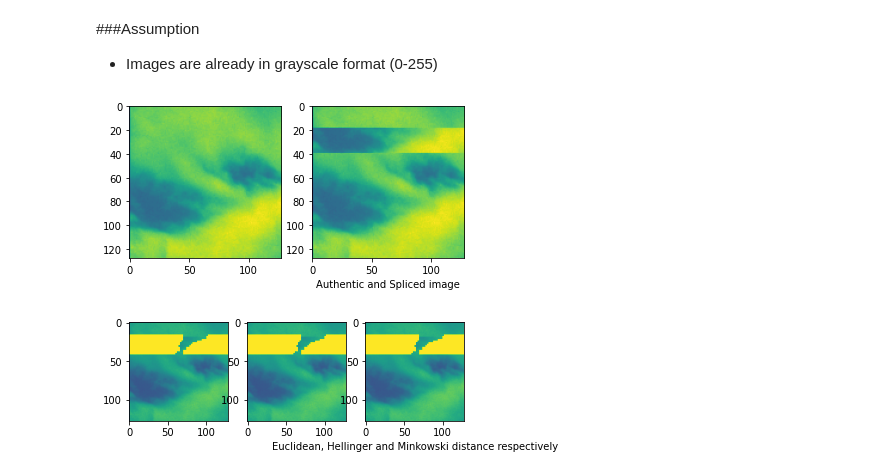
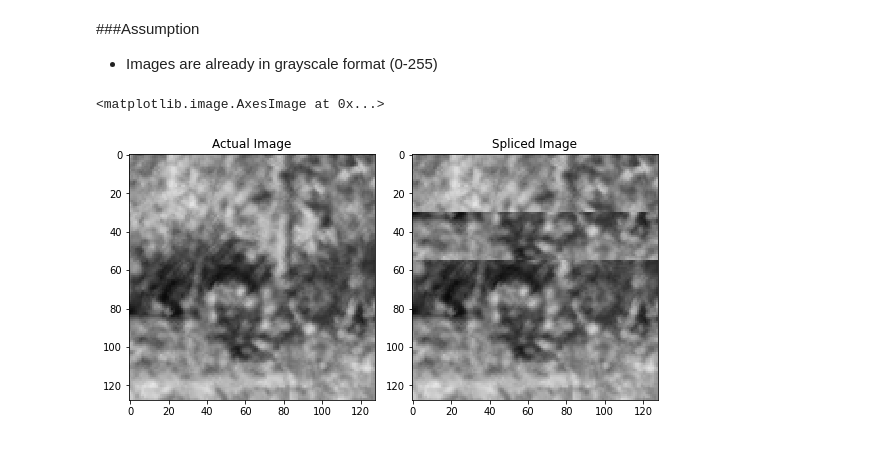
Before and after one commit to lanukahjo/Image-Splicing-Localisation, a Jupyter notebook: Image_Splicing.ipynb, the cells around one changed output. Saved outputs shown, nothing was run; the diff lists cells and outputs as text; code cells hidden in the pictures.

```diff
--- a/Image_Splicing.ipynb
+++ b/Image_Splicing.ipynb
@@ -19,10 +24,15 @@ manually for now.
 # %%
 # Constants used throughout the code
 
-PATH_TO_AUTHENTIC_IMG = '/content/AU_S_003.bmp'
-PATH_TO_SPLICED_IMG = '/content/SP_S_003.bmp';
+#filepaths for diksham1
+#PATH_TO_AUTHENTIC_IMG = '/content/AU_S_003.bmp'
+#PATH_TO_SPLICED_IMG = '/content/SP_S_003.bmp';
 
-THRESHOLD = 0.25;
+#filepaths for lanukahjo
+PATH_TO_AUTHENTIC_IMG = os.getcwd() + '/Dataset/Authentic/119.bmp'
+PATH_TO_SPLICED_IMG = os.getcwd() + '/Dataset/Spliced/119_S.bmp'
+
+THRESHOLD = 0.2;
 BLOCK_SIZE = 4;
 STEP_SIZE = 2;
 MINKOWSKI_DISTANCE_ORDER = 4;
@@ -159,32 +82,16 @@ io.imsave('minkowski.bmp', output_img_minkowski_dist)
 # %%
 #Display the authentic and Spliced input images
 
-img_auth = mpimg.imread(PATH_TO_AUTHENTIC_IMG)
-img_spl = mpimg.imread(PATH_TO_SPLICED_IMG)
+img_auth = io.imread(PATH_TO_AUTHENTIC_IMG)
+img_spl = io.imread(PATH_TO_SPLICED_IMG)
 
-f,axarr = plt.subplots(1,2);
-axarr[0].imshow(img_auth);
-
-axarr[1].imshow(img_spl);
-plt.xlabel('Authentic and Spliced image');
-
-plt.show()
+fig = plt.figure(figsize=(8,8));
+ax1 = fig.add_subplot(1,2,1)
+ax1.title.set_text('Actual Image')
+io.imshow(img_auth)
+ax2 = fig.add_subplot(1,2,2)
+ax2.title.set_text('Spliced Image')
+io.imshow(img_spl)
 # %% [output]
+<matplotlib.image.AxesImage at 0x...>
-[figure, old version]
+[figure, new version]
-# %%
-# Display the output images (spliced part colored)
-
-img_euclidean = mpimg.imread('euclidean.bmp')
-img_hellinger = mpimg.imread('hellinger.bmp')
-img_minkowski = mpimg.imread('minkowski.bmp')
-
-f,axarr = plt.subplots(1,3);
-
-axarr[0].imshow(img_euclidean);
-axarr[1].imshow(img_hellinger);
-axarr[2].imshow(img_minkowski);
-
-plt.xlabel('Euclidean, Hellinger and Minkowski distance respectively');
-plt.show()
-# %% [output]
-[figure, removed]
```
Also changed, not shown: parts of 18 cells of this notebook, 4 other files.
